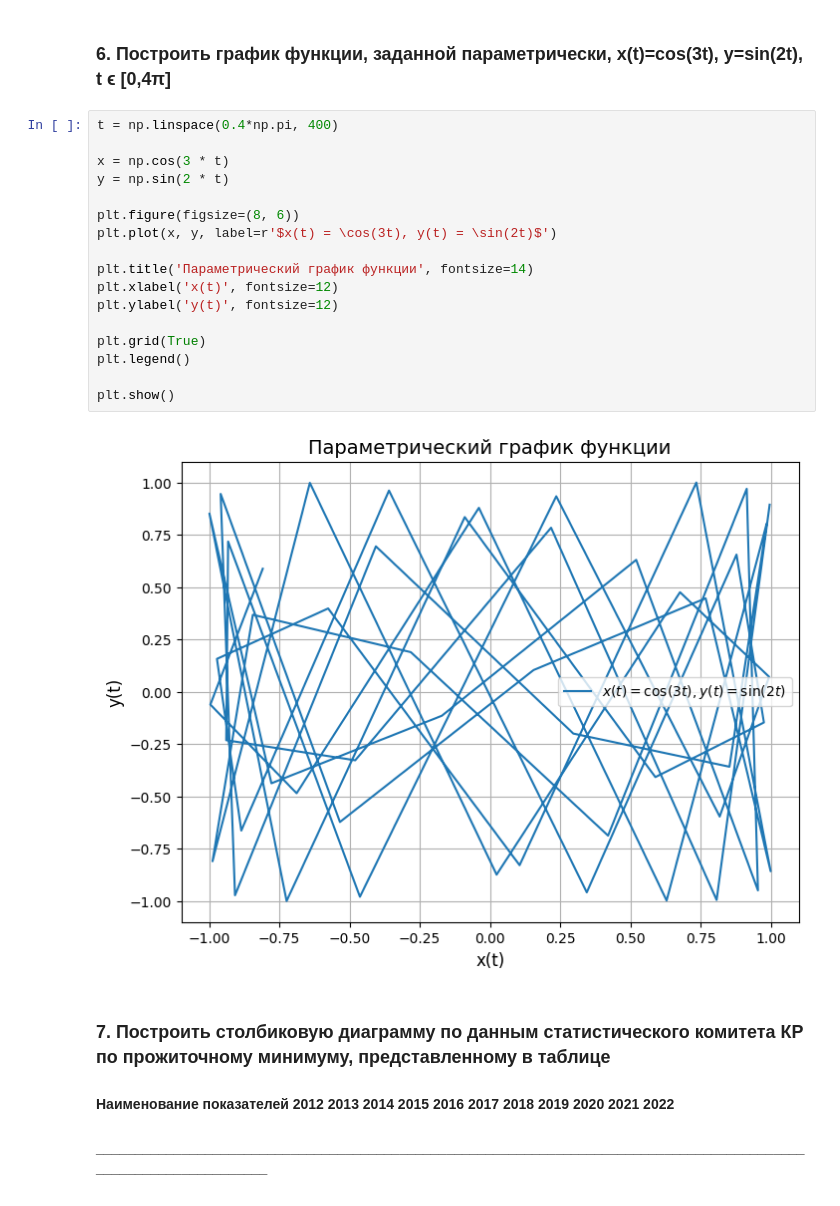
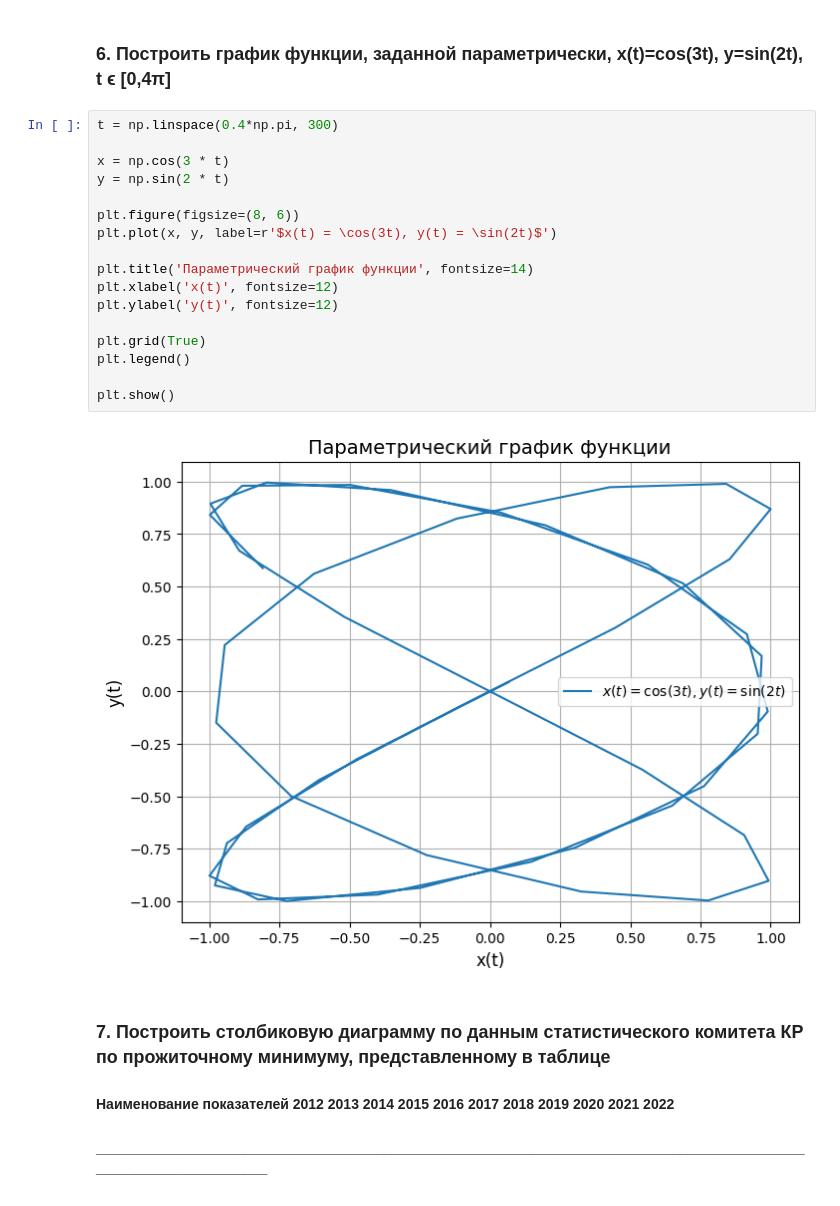
Before and after one commit to wissen2004/Big_data, a Jupyter notebook: Lab3_Kan.ipynb, the cells around one changed output. Drawn from its saved outputs; the diff is of its cells as text.

```diff
--- a/Lab3_Kan.ipynb
+++ b/Lab3_Kan.ipynb
@@ -112,24 +112,24 @@ plt.show()
 # %% [markdown]
 ### 6.	Построить график функции, заданной параметрически, x(t)=cos(3t), y=sin(2t), t ϵ [0,4π]
 # %%
-t = np.linspace(0.4*np.pi, 400)
+t = np.linspace(0.4*np.pi, 300)
 
 x = np.cos(3 * t)
 y = np.sin(2 * t)
 
 plt.figure(figsize=(8, 6))
 plt.plot(x, y, label=r'$x(t) = \cos(3t), y(t) = \sin(2t)$')
 
 plt.title('Параметрический график функции', fontsize=14)
 plt.xlabel('x(t)', fontsize=12)
 plt.ylabel('y(t)', fontsize=12)
 
 plt.grid(True)
 plt.legend()
 
 plt.show()
 # %% [output]
-[figure, old version]
+[figure, new version]
 # %% [markdown]
 ### 7.	Построить столбиковую диаграмму по данным статистического комитета КР по прожиточному минимуму, представленному в таблице
 #### Наименование показателей 	2012	2013	2014	2015	2016	2017	2018	2019	2020	2021	2022
```
